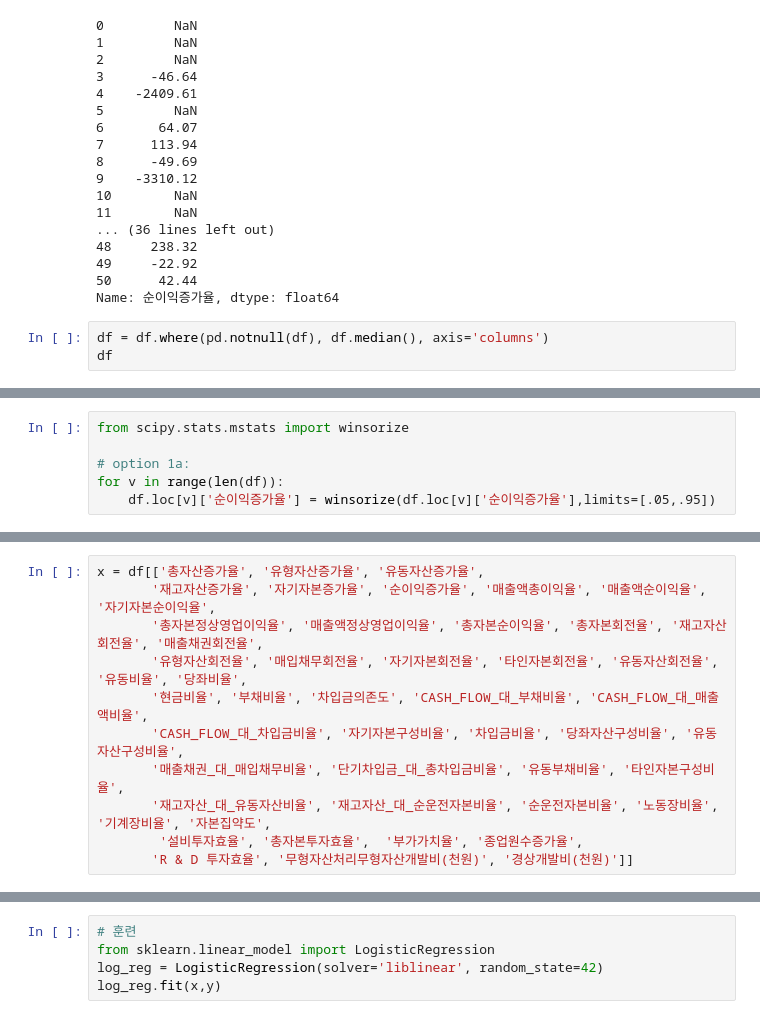
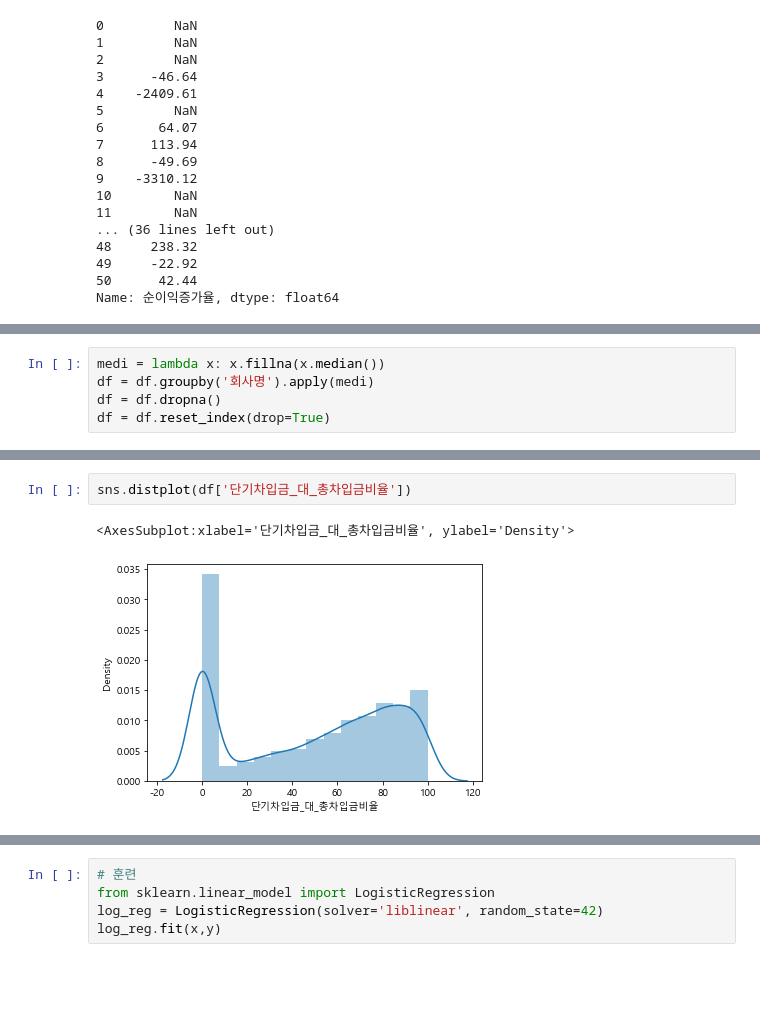
Before and after one commit to Penta-Audit-Technology/jh, a Jupyter notebook: 3차테스트.ipynb, the cells around one changed output, grey strips where cells are left out. Cells and saved outputs as stored; diff of their text form; blank space fills up the shorter version.

```diff
--- a/3차테스트.ipynb
+++ b/3차테스트.ipynb
@@ -88,6 +77,3 @@ df['순이익증가율'].loc[:50]
 49     -22.92
 50      42.44
 Name: 순이익증가율, dtype: float64
-# %%
-df = df.where(pd.notnull(df), df.median(), axis='columns')
-df
@@ -200,6 +79,0 @@ print('99.9% quantile: ', df['순이익증가율'].quantile(0.999))
-# %%
-from scipy.stats.mstats import winsorize
-
-# option 1a:
-for v in range(len(df)):
-    df.loc[v]['순이익증가율'] = winsorize(df.loc[v]['순이익증가율'],limits=[.05,.95])
@@ -222,11 +79,0 @@ sns.heatmap(df.corr(),annot=True)
-# %%
-x = df[['총자산증가율', '유형자산증가율', '유동자산증가율',
-       '재고자산증가율', '자기자본증가율', '순이익증가율', '매출액총이익율', '매출액순이익율', '자기자본순이익율',
-       '총자본정상영업이익율', '매출액정상영업이익율', '총자본순이익율', '총자본회전율', '재고자산회전율', '매출채권회전율',
-       '유형자산회전율', '매입채무회전율', '자기자본회전율', '타인자본회전율', '유동자산회전율', '유동비율', '당좌비율',
-       '현금비율', '부채비율', '차입금의존도', 'CASH_FLOW_대_부채비율', 'CASH_FLOW_대_매출액비율',
-       'CASH_FLOW_대_차입금비율', '자기자본구성비율', '차입금비율', '당좌자산구성비율', '유동자산구성비율',
-       '매출채권_대_매입채무비율', '단기차입금_대_총차입금비율', '유동부채비율', '타인자본구성비율',
-       '재고자산_대_유동자산비율', '재고자산_대_순운전자본비율', '순운전자본비율', '노동장비율', '기계장비율', '자본집약도',
-        '설비투자효율', '총자본투자효율',  '부가가치율', '종업원수증가율',
-       'R & D 투자효율', '무형자산처리무형자산개발비(천원)', '경상개발비(천원)']]
@@ -238,0 +80,5 @@ df_std = SS.fit_transform(x,y)
+# %%
+medi = lambda x: x.fillna(x.median())
+df = df.groupby('회사명').apply(medi)
+df = df.dropna()
+df = df.reset_index(drop=True)
@@ -238,0 +144,5 @@ df_std = SS.fit_transform(x,y)
+# %%
+sns.distplot(df['단기차입금_대_총차입금비율'])
+# %% [output]
+<AxesSubplot:xlabel='단기차입금_대_총차입금비율', ylabel='Density'>
+[figure, added]
```
Also changed, not shown: parts of 53 cells of this notebook, 12 other files.
